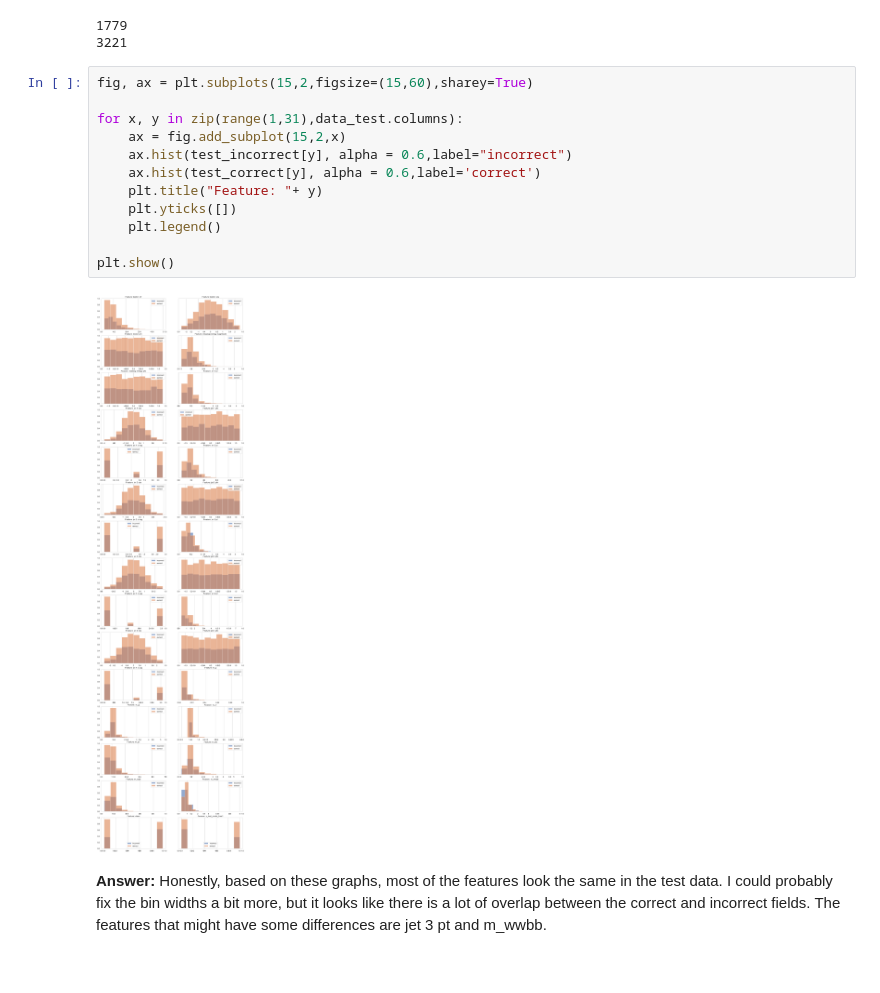
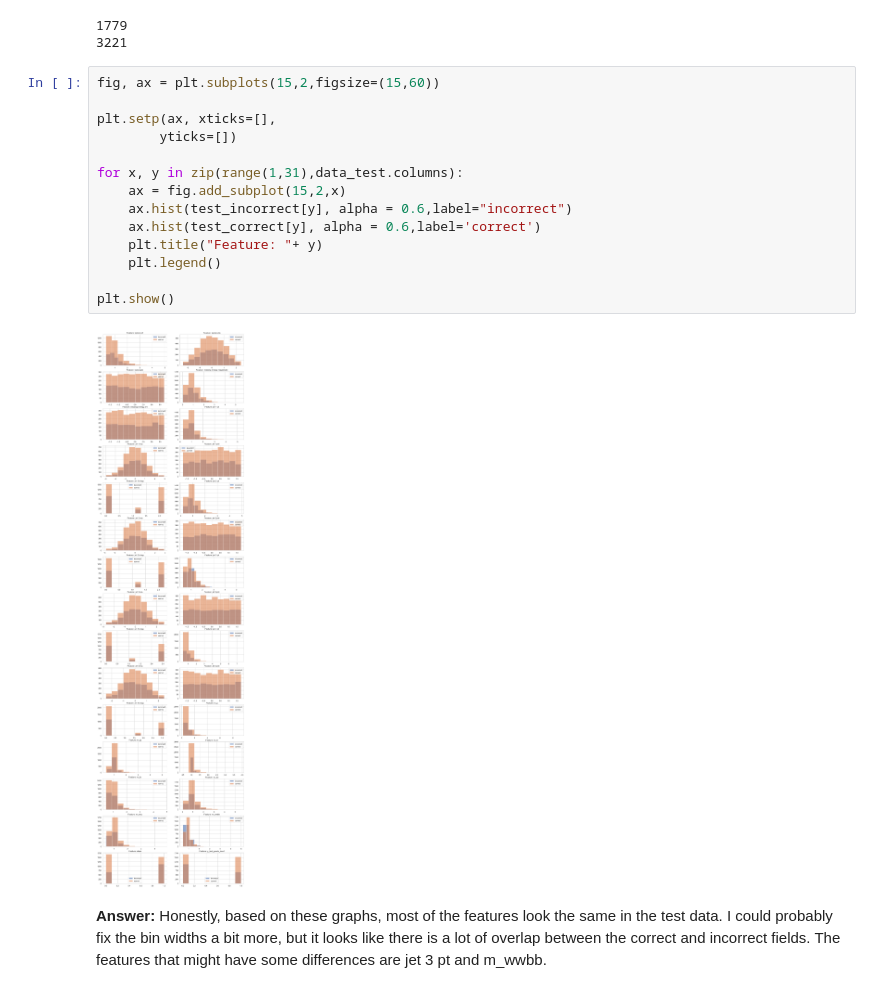
Before and after one commit to jake-w-schneider/CS109a-Group-81-Final-Project, a Jupyter notebook: HW/hw6/cs109a_hw6_release.ipynb, the cells around one changed output. Drawn from its saved outputs; the diff is of its cells as text.

```diff
--- a/HW/hw6/cs109a_hw6_release.ipynb
+++ b/HW/hw6/cs109a_hw6_release.ipynb
@@ -729,19 +754,21 @@ print(len(test_correct))
 1779
 3221
 # %%
-fig, ax = plt.subplots(15,2,figsize=(15,60),sharey=True)
+fig, ax = plt.subplots(15,2,figsize=(15,60))
+
+plt.setp(ax, xticks=[],
+        yticks=[])
 
 for x, y in zip(range(1,31),data_test.columns):
     ax = fig.add_subplot(15,2,x)
     ax.hist(test_incorrect[y], alpha = 0.6,label="incorrect")
     ax.hist(test_correct[y], alpha = 0.6,label='correct')
     plt.title("Feature: "+ y)
-    plt.yticks([])
     plt.legend()
 
 plt.show()
 # %% [output]
-[figure, old version]
+[figure, new version]
 # %% [markdown]
 **Answer:**
 Honestly, based on these graphs, most of the features look the same in the test data. I could probably fix the bin widths a bit more, but it looks like there is a lot of overlap between the correct and incorrect fields. The features that might have some differences are jet 3 pt and m_wwbb.
```
Also changed, not shown: parts of 33 cells of this notebook, 2 other files.
